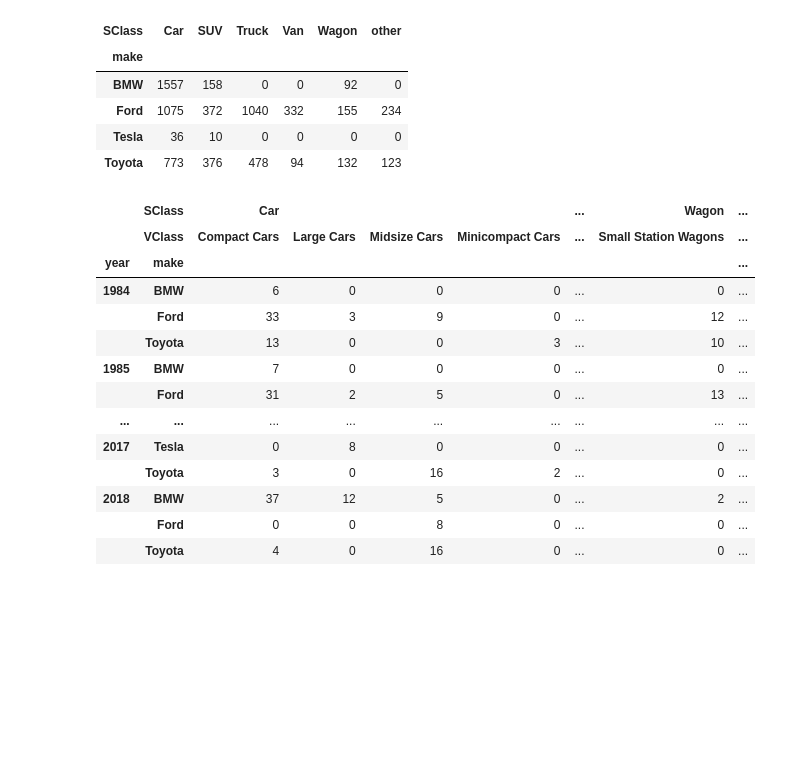
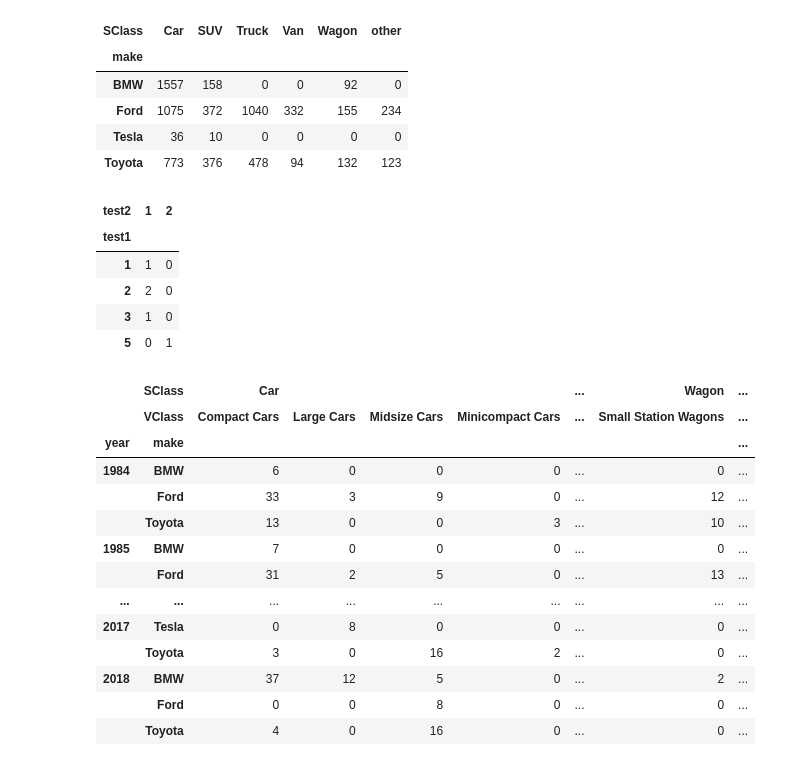
Before and after one commit to cldud400/fintech_class, a Jupyter notebook: 발표/cookbook/cookbook/ch05발표/ch-05.ipynb, the cells around one changed output. Saved outputs shown, nothing was run; the diff lists cells and outputs as text; code cells hidden in the pictures; blank space fills up the shorter version.

```diff
--- a/발표/cookbook/cookbook/ch05발표/ch-05.ipynb
+++ b/발표/cookbook/cookbook/ch05발표/ch-05.ipynb
@@ -636,6 +621,19 @@ pd.crosstab(data.make, data.SClass)
 | Ford | 1075 | 372 | 1040 | 332 | 155 | 234 |
 | Tesla | 36 | 10 | 0 | 0 | 0 | 0 |
 | Toyota | 773 | 376 | 478 | 94 | 132 | 123 |
+# %%
+# crosstab 예시
+a = {'test1': [1,3,2,2,5], 'test2': [1,1,1,1,2]}
+a = pd.DataFrame(a)
+tbl = pd.crosstab(a.test1,a.test2)
+tbl
+# %% [output]
+| test2 | 1 | 2 |
+| test1 |  |  |
+| 1 | 1 | 0 |
+| 2 | 2 | 0 |
+| 3 | 1 | 0 |
+| 5 | 0 | 1 |
 # %%
 # crosstab([index1, index2], [column1,column2])
 pd.crosstab([data.year, data.make], [data.SClass, data.VClass])
```
Also changed, not shown: parts of 21 cells of this notebook.
